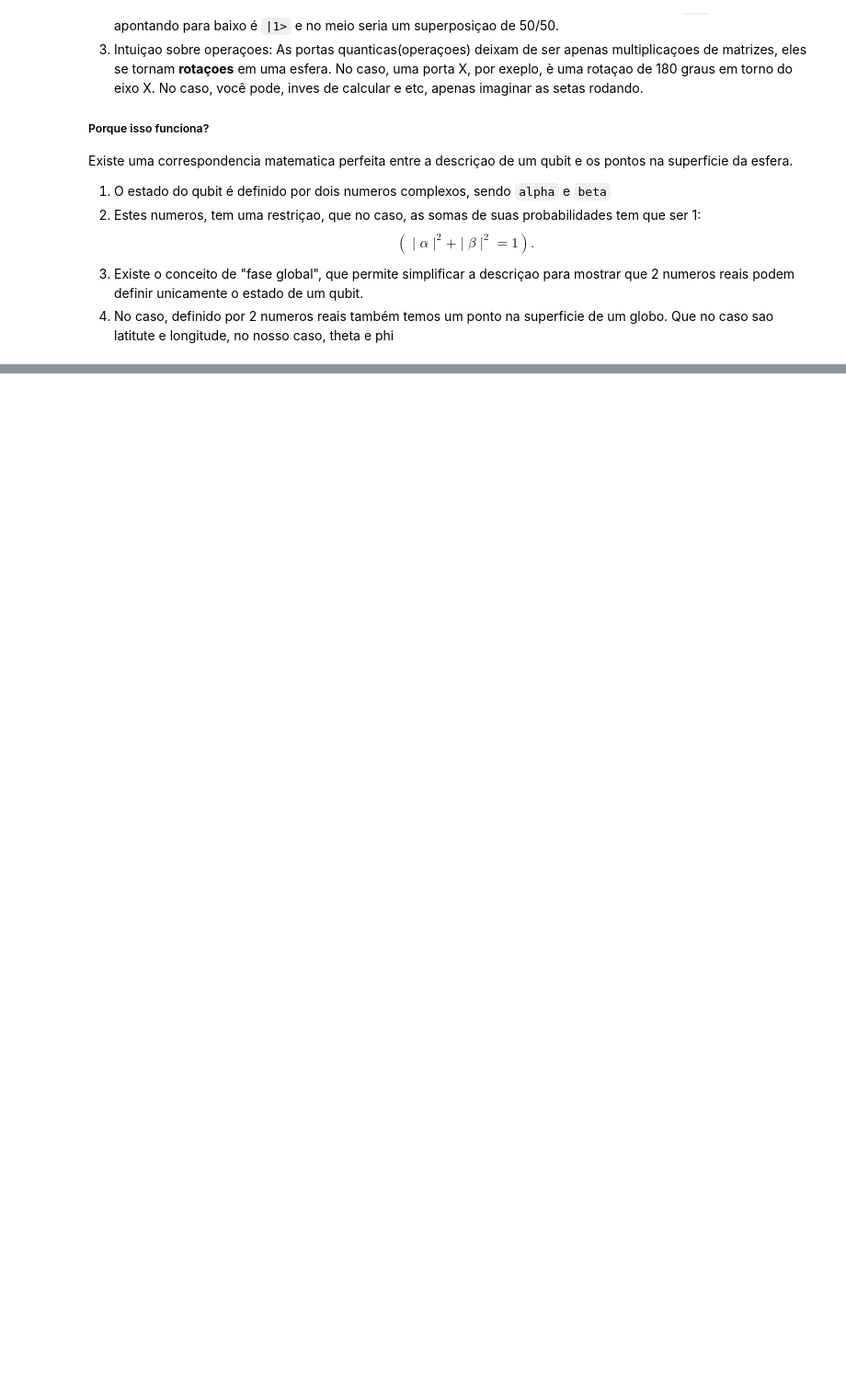
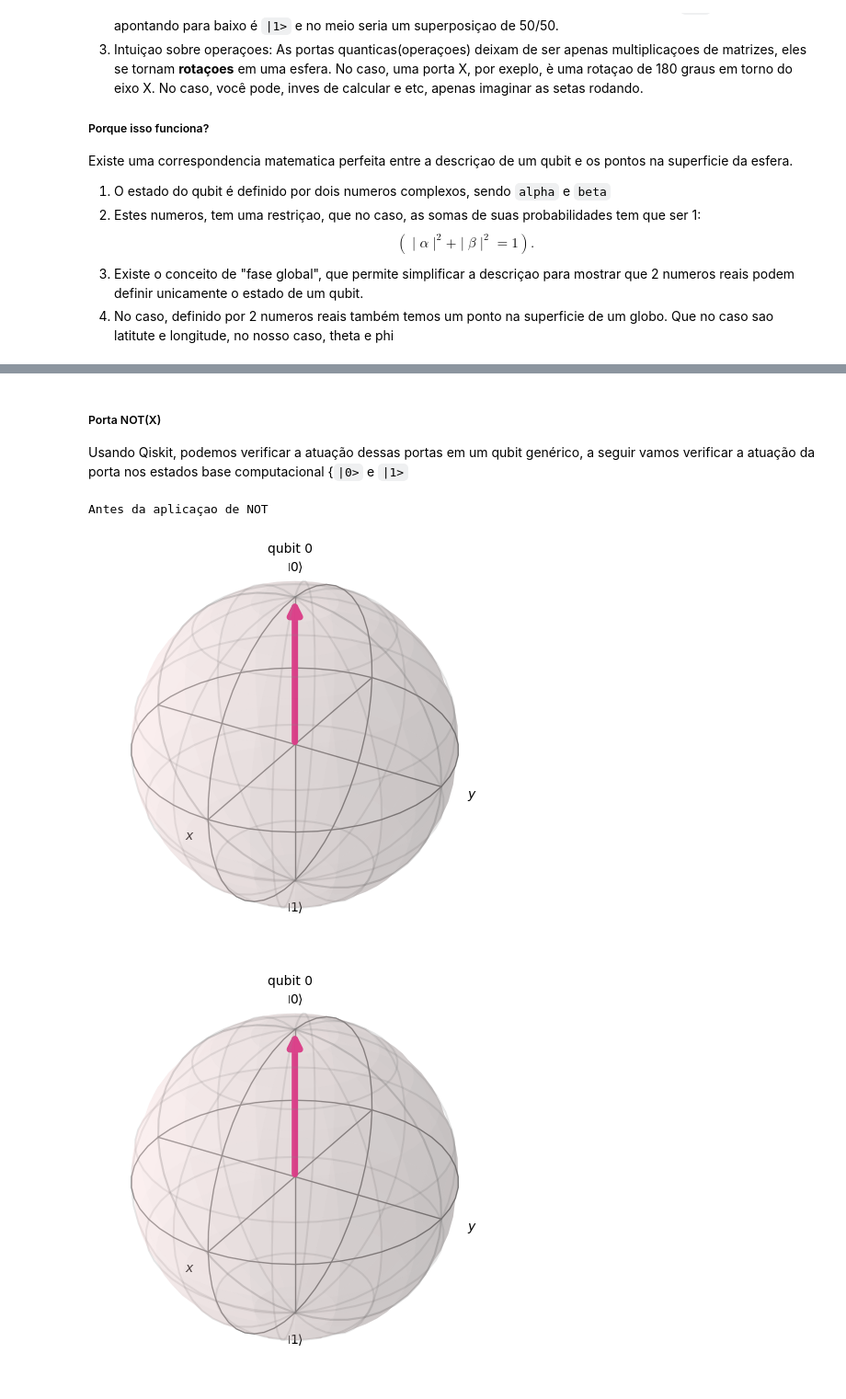
Before and after one commit to joaomoraski/quantum-computing-thesis, a Jupyter notebook: artigos/qiskit-learning.ipynb, the cells around one changed output, grey strips where cells are left out. Shown at 92% size. Cells and saved outputs as stored; diff of their text form; code cells hidden in the pictures; blank space fills up the shorter version.

Commit message:
quantum ports and X port

```diff
--- a/artigos/qiskit-learning.ipynb
+++ b/artigos/qiskit-learning.ipynb
@@ -119,0 +214,15 @@ Existe uma correspondencia matematica perfeita entre a descriçao de um qubit e
+# %% [markdown]
+##### Porta NOT(X)
+Usando Qiskit, podemos verificar a atuação dessas portas em um qubit genérico, a seguir vamos verificar a atuação da porta nos estados base computacional {`|0>` e `|1>`
+# %%
+qNot = QuantumRegister(1, 'q') # Reserva o espaço para 1 Qubit.
+circuitNot = QuantumCircuit(qNot) # Cria o circuito que vai operar nesse Qubit
+initial_not = [1,0] # Define o estado inicial, alpha e beta
+circuitNot.initialize(initial_not, qNot) # Injeta este estado no qubit
+print("Antes da aplicaçao de NOT")
+state_vector_not = Statevector(circuitNot) # basicamente, pega o vetor de estados desse circuito
+plot_bloch_multivector(state_vector_not) # Coloca o multivetor para representar uma esfera de bloch
+# %% [output]
+Antes da aplicaçao de NOT
+[figure, added]
+[figure, added]
```
Also changed, not shown: parts of 5 cells of this notebook, 3 other files.
